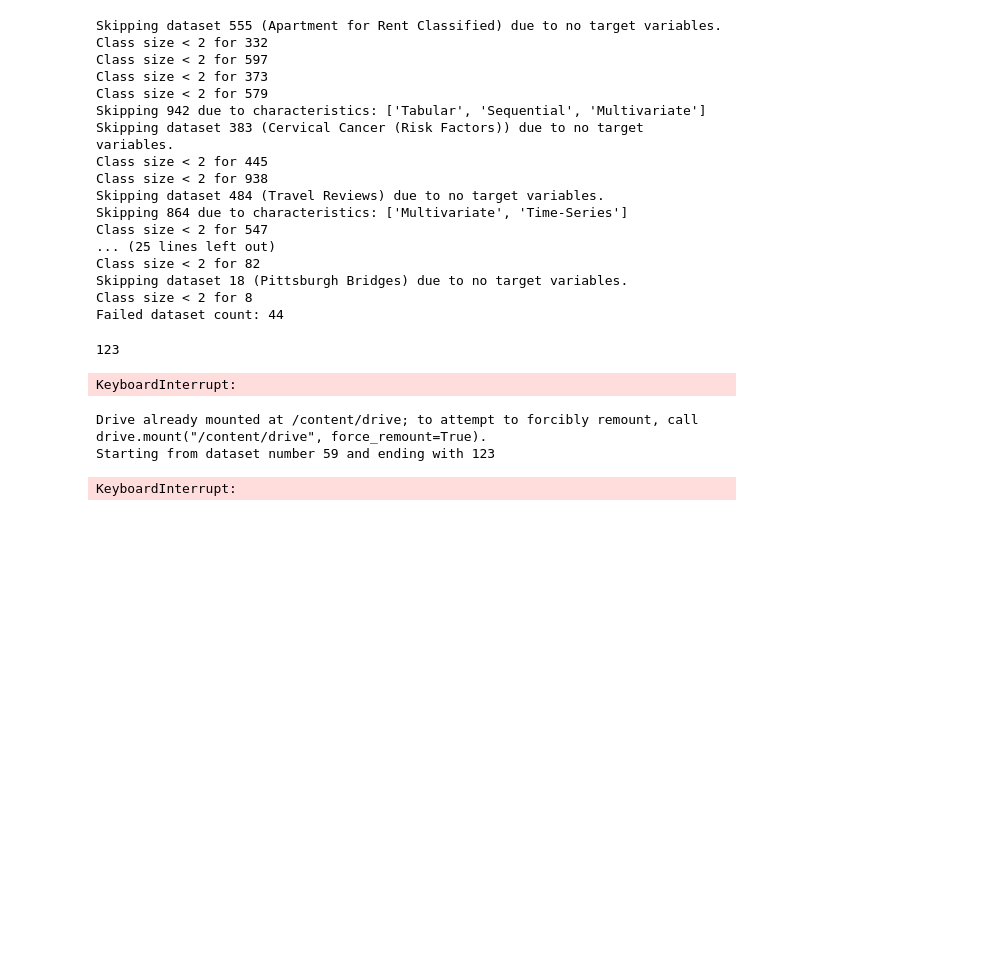
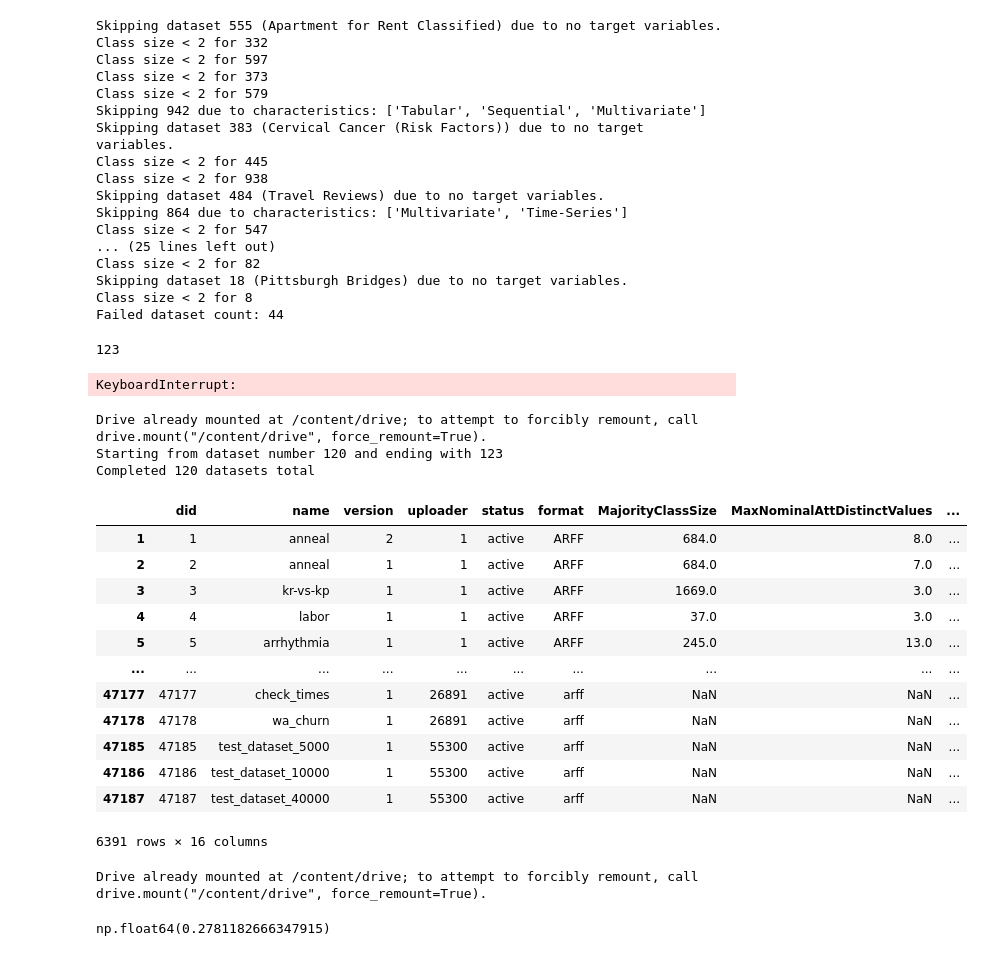
Before and after one commit to thatcherty/ML-Algo-Selection, a Jupyter notebook: ML_Algo_Selection.ipynb, the cells around one changed output. Drawn from its saved outputs; the diff is of its cells as text; code cells hidden in the pictures; blank space fills up the shorter version.

```diff
--- a/ML_Algo_Selection.ipynb
+++ b/ML_Algo_Selection.ipynb
@@ -550,7 +550,7 @@ for id in ids[start:end]:
   model_scores = {}
 
   if (start_row % 10 == 0):
-    print("Completed 10 datasets")
+    print(f"Completed {start_row} datasets total")
 
   # Get the targets for the current dataset
   current_dataset_targets_df = dataset.data.targets
@@ -616,5 +616,43 @@ for id in ids[start:end]:
   gc.collect()
 # %% [output]
 Drive already mounted at /content/drive; to attempt to forcibly remount, call drive.mount("/content/drive", force_remount=True).
-Starting from dataset number 59 and ending with 123
+Starting from dataset number 120 and ending with 123
+Completed 120 datasets total
-KeyboardInterrupt:
+# %%
+import openml
+
+openml.datasets.list_datasets(output_format="dataframe")
+# %% [output]
+|  | did | name | version | uploader | status | format | MajorityClassSize | MaxNominalAttDistinctValues | ... |
+| 1 | 1 | anneal | 2 | 1 | active | ARFF | 684.0 | 8.0 | ... |
+| 2 | 2 | anneal | 1 | 1 | active | ARFF | 684.0 | 7.0 | ... |
+| 3 | 3 | kr-vs-kp | 1 | 1 | active | ARFF | 1669.0 | 3.0 | ... |
+| 4 | 4 | labor | 1 | 1 | active | ARFF | 37.0 | 3.0 | ... |
+| 5 | 5 | arrhythmia | 1 | 1 | active | ARFF | 245.0 | 13.0 | ... |
+| ... | ... | ... | ... | ... | ... | ... | ... | ... | ... |
+| 47177 | 47177 | check_times | 1 | 26891 | active | arff | NaN | NaN | ... |
+| 47178 | 47178 | wa_churn | 1 | 26891 | active | arff | NaN | NaN | ... |
+| 47185 | 47185 | test_dataset_5000 | 1 | 55300 | active | arff | NaN | NaN | ... |
+| 47186 | 47186 | test_dataset_10000 | 1 | 55300 | active | arff | NaN | NaN | ... |
+| 47187 | 47187 | test_dataset_40000 | 1 | 55300 | active | arff | NaN | NaN | ... |
+6391 rows × 16 columns
+# %%
+drive.mount('/content/drive')
+
+file_path = '/content/drive/MyDrive/College/Current Courses/Advanced Machine Learning/Project/Data/Data_Final.xlsx'
+sheet_name = 'Data'
+
+df = pd.read_excel(file_path, sheet_name=sheet_name, engine='openpyxl')
+
+X = df.iloc[:, 2:8]
+y = df.iloc[:, 9]
+
+model = MLPClassifier()
+
+name = "Tree"
+
+score = run_simulation(X, y, model, name, log_conf=0)
+score
+# %% [output]
+Drive already mounted at /content/drive; to attempt to forcibly remount, call drive.mount("/content/drive", force_remount=True).
+np.float64(0.2781182666347915)
```
